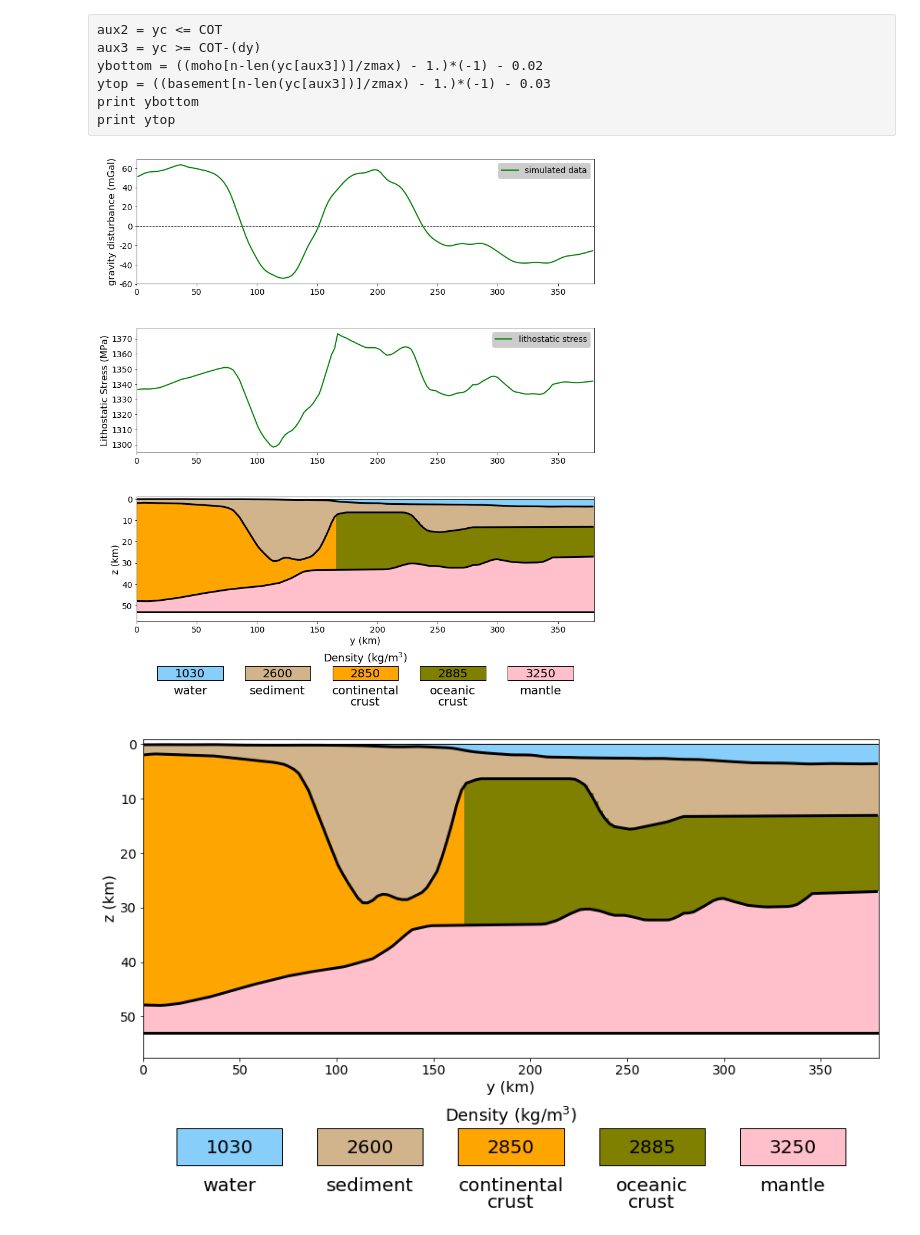
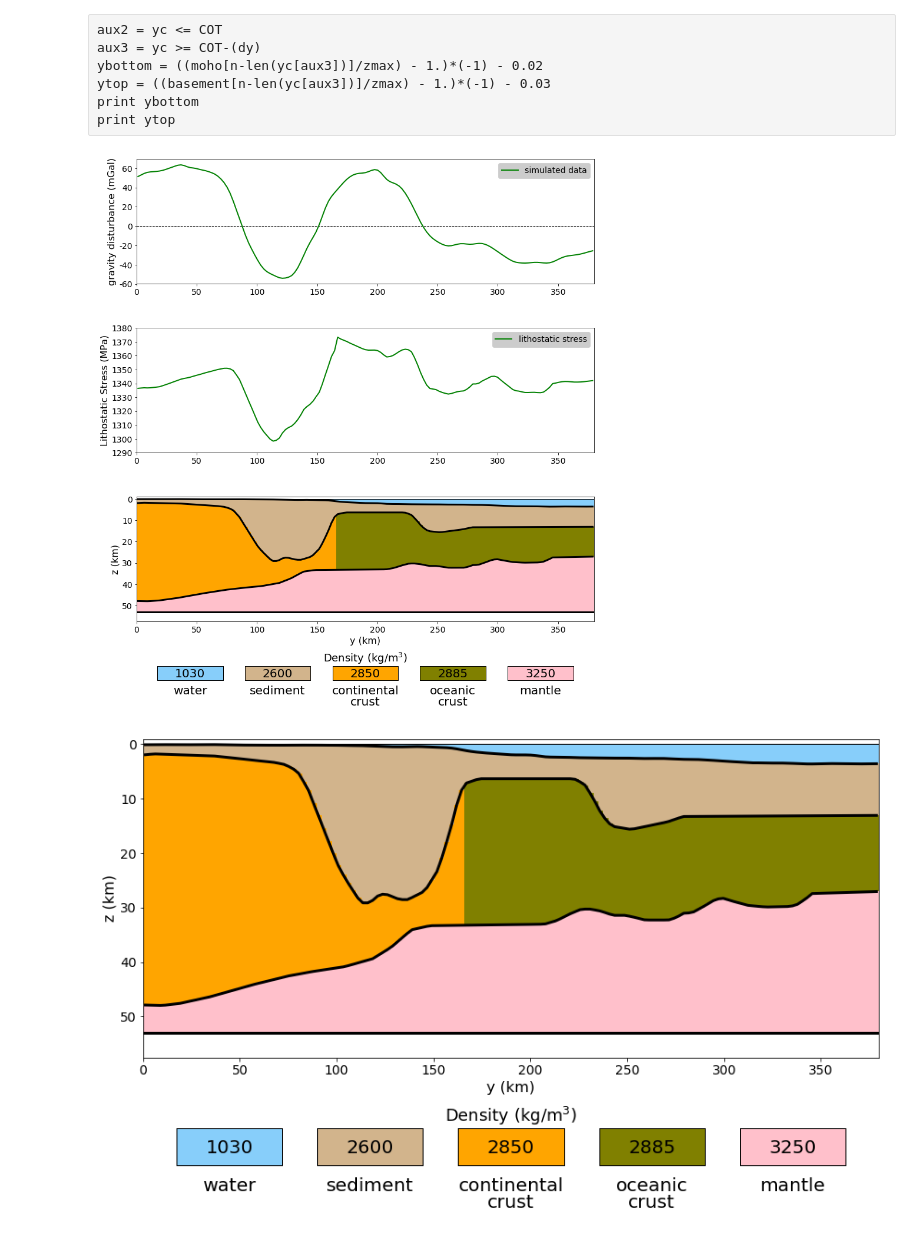
Before and after one commit to pinga-lab/paper-isostatic-grav2D, a Jupyter notebook: code/B-model-rifted-margin-model.ipynb, the cells around one changed output. Saved outputs shown, nothing was run; the diff lists cells and outputs as text; code cells hidden in the pictures.

```diff
--- a/code/B-model-rifted-margin-model.ipynb
+++ b/code/B-model-rifted-margin-model.ipynb
@@ -527,7 +488,7 @@ ax3.legend(loc='best', fontsize=14, facecolor='silver')
 
 ax6.plot(0.001*yc, sgm, '-g', linewidth=2, label='lithostatic stress')
 ax6.set_xlim(0.001*ymin, 0.001*ymax)
-#ax6.set_ylim(792,829)
+ax6.set_ylim(1290,1380)
 ax6.set_ylabel('Lithostatic Stress (MPa)', fontsize=16)
 ax6.set_xticklabels(['%g'% (l) for l in ax6.get_xticks()], fontsize=14)
 ax6.set_yticklabels(['%g'% (l) for l in ax6.get_yticks()], fontsize=14)
@@ -610,34 +571,34 @@ w = X / (ncols + 1)
 
 i=ncols-1
 for color, density, layers1, layers2 in zip(colors_list, density_list, layers_list1, layers_list2):
     col = i // nrows
     row = i % nrows
     x = X - (col*w) - w
 
     yi_line = Y
     yf_line = Y - Y*0.15
     yi_text1 = Y - Y*0.2
     yi_text2 = Y - Y*0.32
     yi_text3 = Y - Y*0.08
 
     i-=1
     poly = Polygon(np.array([[x, x+w*0.75, x+w*0.75, x], [yi_line, yi_line, yf_line, yf_line]]).T)
     tmpx = [x for x in poly.x]
     tmpx.append(poly.x[0])
     tmpy = [y for y in poly.y]
     tmpy.append(poly.y[0])
     ax5.plot(tmpx, tmpy, linestyle='-', color='k', linewidth=1)
     ax5.fill(tmpx, tmpy, color=color)
     ax5.text(x+w*0.375, yi_text1, layers1, fontsize=(w*0.14), horizontalalignment='center', verticalalignment='top')
     ax5.text(x+w*0.375, yi_text2, layers2, fontsize=(w*0.14), horizontalalignment='center', verticalalignment='top')
     ax5.text(x+w*0.375, yi_text3, density, fontsize=(w*0.14), horizontalalignment='center', verticalalignment='center')
 
 plt.tight_layout()
 
 #mpl.savefig('../manuscript/figures/B-model-rifted-margin-true-model-grafics.png', dpi='figure', bbox_inches='tight')
 plt.show()
 # %% [output]
-[figure, old version]
+[figure, new version]
 # %%
 %matplotlib inline
 plt.close('all')
```
Also changed, not shown: parts of 11 cells of this notebook, 18 other files.
